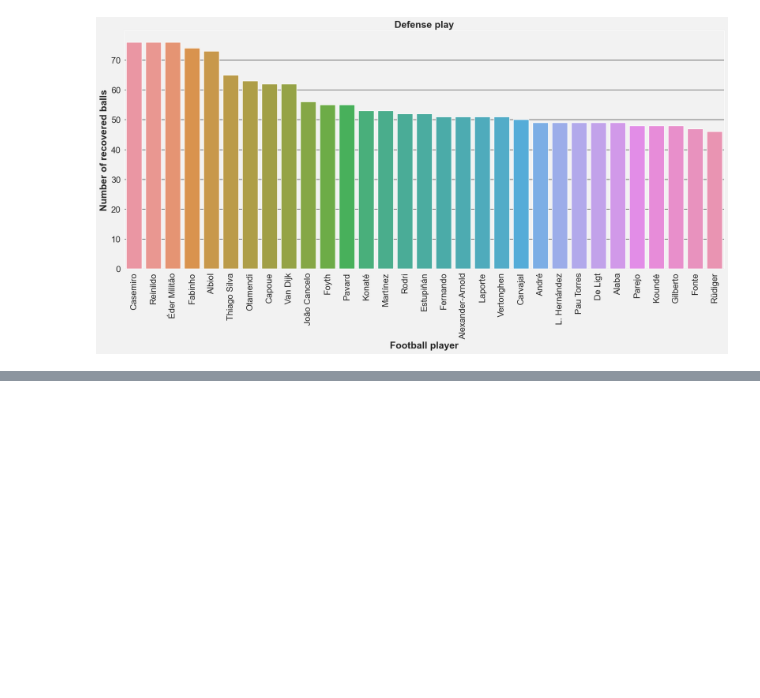
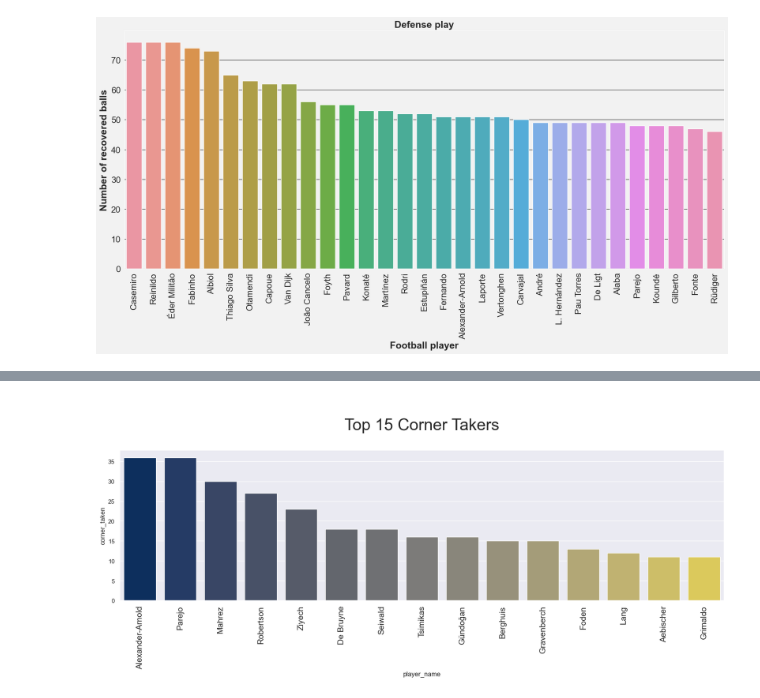
Before and after one commit to pooyanosk1382/UCL21-22, a Jupyter notebook: UCL.ipynb, the cells around one changed output, grey strips where cells are left out. Cells and saved outputs as stored; diff of their text form; code cells hidden in the pictures; blank space fills up the shorter version.

```diff
--- a/UCL.ipynb
+++ b/UCL.ipynb
@@ -426,0 +445,9 @@ plt.show()
+# %%
+atkg=df_attacking.sort_values(by='corner_taken',ascending=False)
+t=atkg[:15]
+sns.set(rc={'figure.figsize':(20,5)})
+plt.xticks(fontsize=15,rotation='vertical')
+p=sns.barplot(x="player_name", y="corner_taken", data=t,palette="cividis",capsize=2)
+p.axes.set_title("\nTop 15 Corner Takers\n",fontsize=30);
+# %% [output]
+[figure, added]
```
Also changed, not shown: parts of 8 cells of this notebook.
